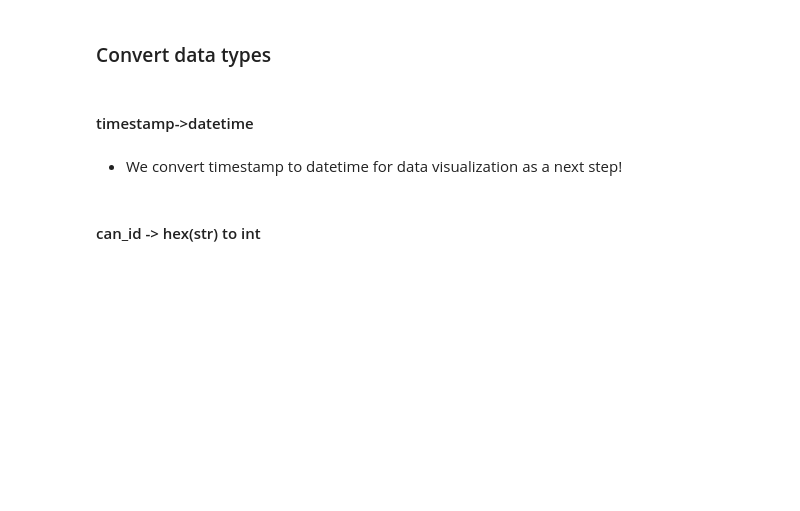
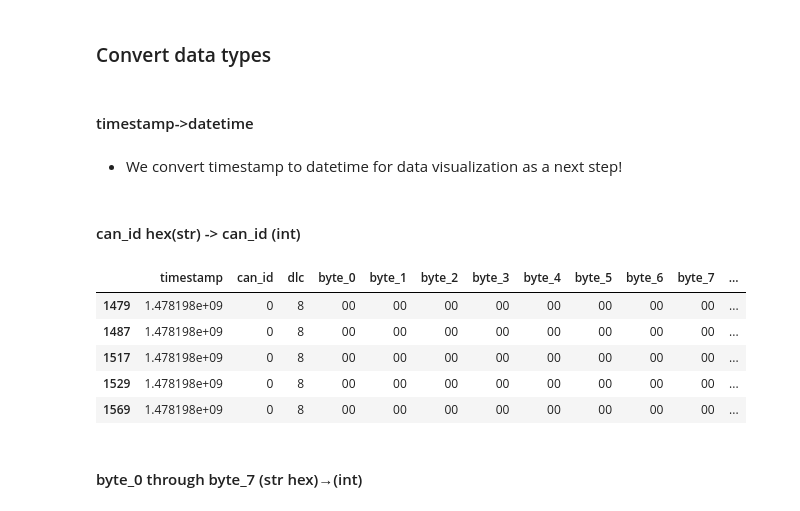
Before and after one commit to FatimeNazliAs/Intrusion-Detection-Systems-using-ML, a Jupyter notebook: notebooks/preprocess.ipynb, the cells around one changed output. Saved outputs shown, nothing was run; the diff lists cells and outputs as text; code cells hidden in the pictures; blank space fills up the shorter version.

```diff
--- a/notebooks/preprocess.ipynb
+++ b/notebooks/preprocess.ipynb
@@ -205,21 +305,32 @@ def insert_new_column(df,new_column_name):
 ### Rename data types
 # %% [markdown]
 #### updated_flag -> flag
-# %%
-def rename_column(df,column_name,new_column_name):
-    """_summary_
-
-    Parameters
-    ----------
-    df : _type_
-        _description_
-    column_name : _type_
-        _description_
-    new_column_name : _type_
-        _description_
-    """
-    validate_column_in_dataframe(df,column_name)
-    return df.rename(columns={column_name:new_column_name})
+# %%
+def rename_column(df, column_name, new_column_name):
+    """
+    Renames a specified column in a DataFrame.
+
+    Parameters
+    ----------
+    df : pandas.DataFrame
+        The DataFrame in which the column will be renamed.
+    column_name : str
+        The current name of the column to be renamed.
+    new_column_name : str
+        The new name for the column.
+
+    Returns
+    -------
+    pandas.DataFrame
+        The DataFrame with the specified column renamed.
+
+    Raises
+    ------
+    KeyError
+        If the specified column does not exist in the DataFrame.
+    """
+    validate_column_in_dataframe(df, column_name)
+    return df.rename(columns={column_name: new_column_name})
 # %%
 def rename_multiple_dfs_columns(dfs,column_name,new_column_name):
     """_summary_
@@ -251,2 +356,2 @@ Index(['timestamp', 'can_id', 'dlc', 'byte_0', 'byte_1', 'byte_2', 'byte_3',
 # %%
-renamed_dfs=rename_multiple_dfs_columns(sorted_dfs,"updated_flag","flag")
+renamed_dfs=rename_multiple_dfs_columns(filled_dfs,"updated_flag","flag")
@@ -316,5 +414,5 @@ converted_timestamp_dfs[1].head()
 # %% [markdown]
-#### can_id -> hex(str) to int
+#### can_id hex(str) ->  can_id (int)
 # %%
 def convert_str_hex_to_int(df,column_name,new_column_name):
     """
@@ -363,4 +461,11 @@ def convert_multiple_dfs_str_hex_to_int(dfs,column_name,new_column_name):
 # %%
 converted_can_id_dfs=convert_multiple_dfs_str_hex_to_int(converted_timestamp_dfs,"can_id","can_id")
 # %%
-converted_can_id_dfs[1].head()
+converted_can_id_dfs[0].head()
+# %% [output]
+|  | timestamp | can_id | dlc | byte_0 | byte_1 | byte_2 | byte_3 | byte_4 | byte_5 | byte_6 | byte_7 | ... |
+| 1479 | 1.478198e+09 | 0 | 8 | 00 | 00 | 00 | 00 | 00 | 00 | 00 | 00 | ... |
+| 1487 | 1.478198e+09 | 0 | 8 | 00 | 00 | 00 | 00 | 00 | 00 | 00 | 00 | ... |
+| 1517 | 1.478198e+09 | 0 | 8 | 00 | 00 | 00 | 00 | 00 | 00 | 00 | 00 | ... |
+| 1529 | 1.478198e+09 | 0 | 8 | 00 | 00 | 00 | 00 | 00 | 00 | 00 | 00 | ... |
+| 1569 | 1.478198e+09 | 0 | 8 | 00 | 00 | 00 | 00 | 00 | 00 | 00 | 00 | ... |
@@ -368,0 +474,2 @@ sorted_fuzzy_df.head()
+# %% [markdown]
+#### byte_0 through byte_7 (str hex)→(int)
```
Also changed, not shown: parts of 29 cells of this notebook.
